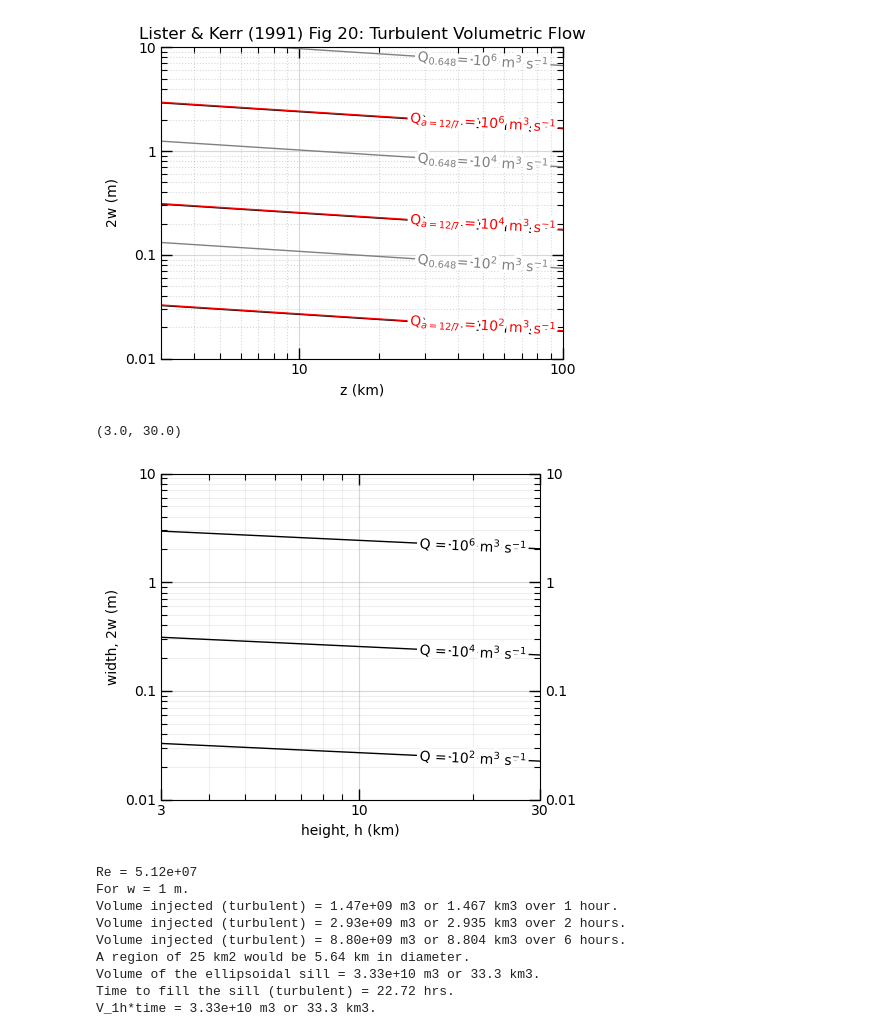
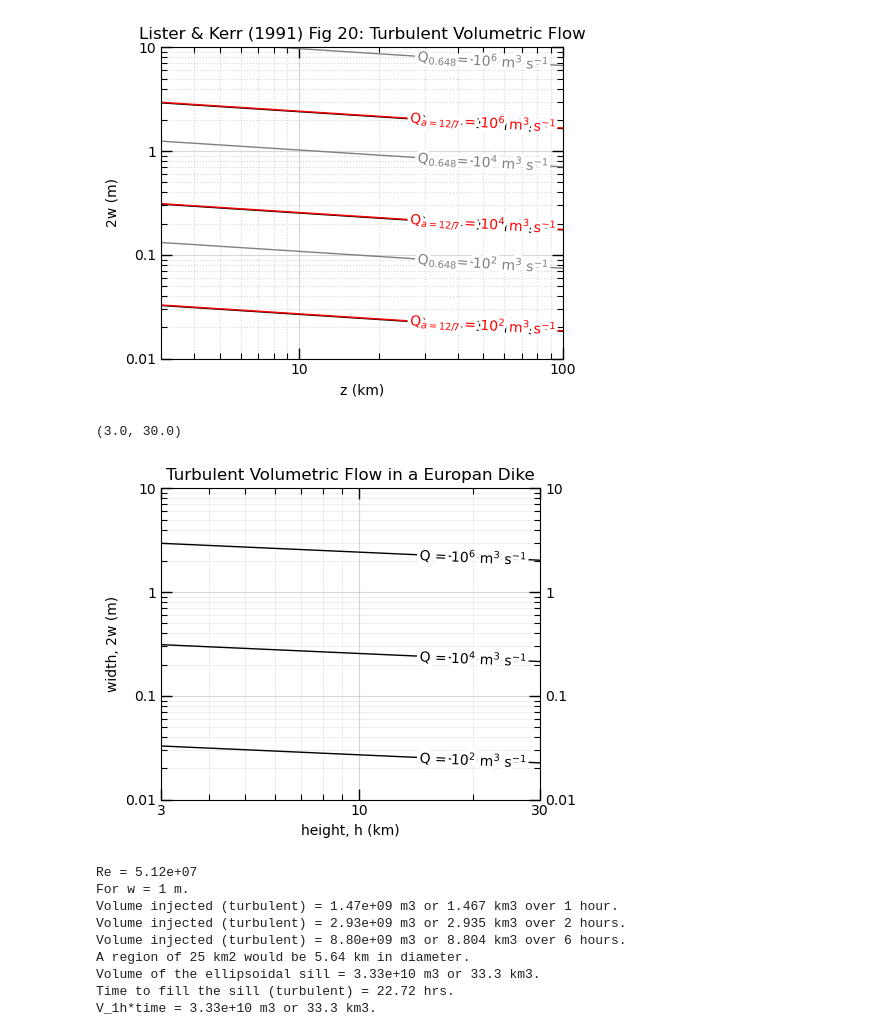
Before and after one commit to CottomR-et-al/Europa-ice-ocean-exchange, a Jupyter notebook: F25_Dikes_Europa.ipynb, the cells around one changed output. Saved outputs shown, nothing was run; the diff lists cells and outputs as text; code cells hidden in the pictures.

```diff
--- a/F25_Dikes_Europa.ipynb
+++ b/F25_Dikes_Europa.ipynb
@@ -165,6 +165,18 @@ ax.set_xlim(left=0)
 # Lateral Q gradients (W, adimensional width)
 # NOTE: Attempt to depict lateral variation in Q [needs work]
 
+max_depth = 100e3
+z = np.logspace(np.log10(3000), np.log10(max_depth), 100)  # meters, log-spaced
+w = np.linspace(0.005, 5, 100)
+W, Z = np.meshgrid(w, z)
+
+# Lister and Kerr (1991)
+q1 = ((2 * W)/ (0.904))**10
+q2 = (((-delta_rho) * g)**2 * Z * m) / (eta_w**3)
+Q_grid = (q1 * q2)**(1/3)
+logQ = np.log10(Q_grid)
+Q_m3 = Q_grid
+Q_km3 = Q_m3/1e9 # km3/s
 x_sample = 1e3
 z = np.logspace(np.log10(3000), np.log10(max_depth), 100)
 # x = np.linspace(-np.log10(x_sample), np.log10(x_sample), 100)
@@ -327,35 +339,35 @@ for a in [2, 4, 6]:
     e = np.log10(Q)
     ls = 'solid'
     # ax.plot(z/1e3, 2*w, color='black', linewidth=1, linestyle=ls,
     #         label=rf'Q$_{{{0.125}}}$ = 10$^{{{e:.0f}}}$ m$^3$ s$^{{-1}}$')
     ax.plot(z/1e3, 2*wLister, color='black', linewidth=1, linestyle=ls,
             label=rf'Q = 10$^{{{e:.0f}}}$ m$^3$ s$^{{-1}}$')
     # ax.plot(z/1e3, 2*w_648, color='gray', linewidth=1, linestyle='solid', label=rf'Q$_{{{0.648}}}$= 10$^{{{e:.0f}}}$ m$^3$ s$^{{-1}}$' )
 
 
 labelLines(ax.get_lines(), xvals=[20, 20, 20], align=True, fontsize=10)
 
 ax.loglog()
 ax.set_xlabel('height, h (km)')
 ax.set_ylabel('width, 2w (m)')
 ax.set_axisbelow(True) # this puts gridlines behind contours
 ax.xaxis.set_major_formatter(StrMethodFormatter('{x:g}'))
 ax.yaxis.set_major_formatter(StrMethodFormatter('{x:g}'))
 ax.xaxis.set_major_locator(FixedLocator([3, 10, 30, 100]))
 ax.xaxis.set_major_formatter(StrMethodFormatter('{x:g}'))
 ax.xaxis.set_minor_formatter(NullFormatter())
 # ax.yaxis.set_minor_formatter(NullFormatter())
 ax.minorticks_on()
 ax.tick_params(which='major', length=8, width=1, direction='in', top=True, right=True, labelright=True)
 ax.tick_params(which='minor', length=4, width=0.8, direction='in', top=True, right=True)
 ax.grid(which='major', alpha=0.5)
 ax.grid(which='minor', alpha=0.2)
-# ax.set_title('Lister & Kerr (1991) Fig 20: Turbulent Volumetric Flow')
+ax.set_title('Turbulent Volumetric Flow in a Europan Dike')
 ax.set_ylim(0.01, 10)
 ax.set_xlim(3, 30)
 # %% [output]
 (3.0, 30.0)
-[figure, old version]
+[figure, new version]
 # %%
 # for 1e5
 Q_test = 1e5
```
